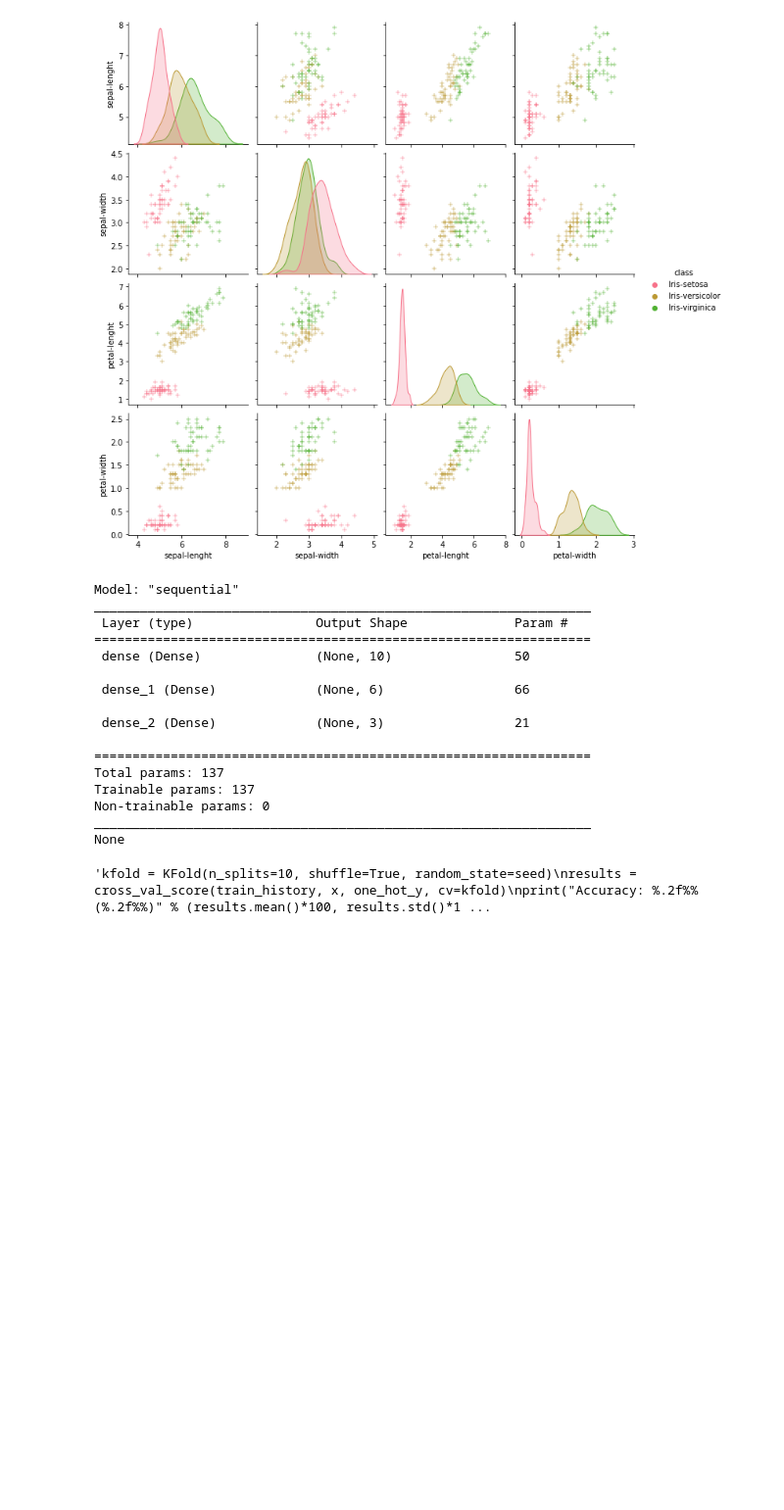
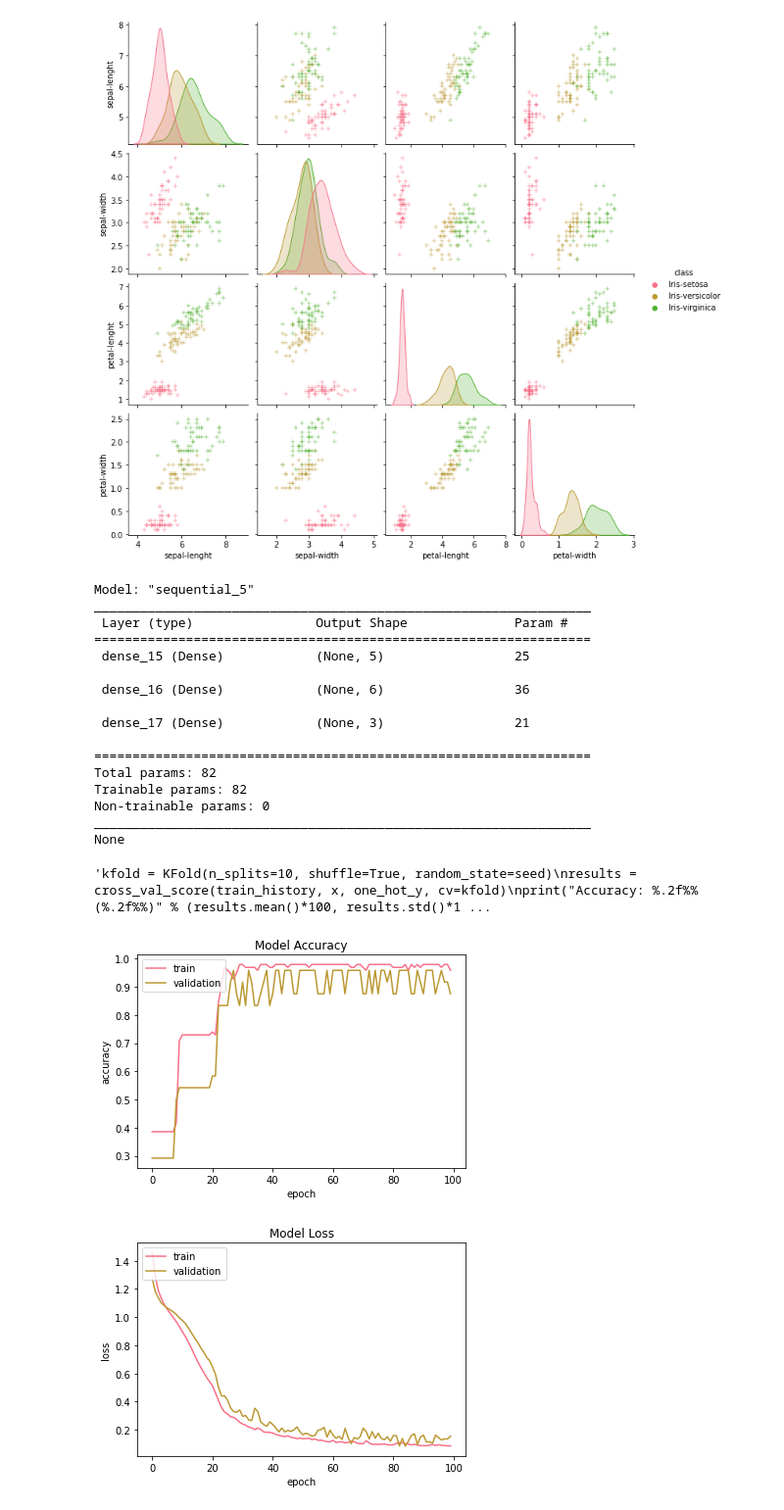
Before and after one commit to monjjjjj/Flower-Classification, a Jupyter notebook: IrisClassification.ipynb, the cells around one changed output. Shown at 98% size. Cells and saved outputs as stored; diff of their text form; code cells hidden in the pictures; blank space fills up the shorter version.

```diff
--- a/IrisClassification.ipynb
+++ b/IrisClassification.ipynb
@@ -80,6 +83,8 @@ train_x, test_x, train_y, test_y = train_test_split(x, one_hot_y, train_size=0.8
 #4 inputs: sepal_length, sepal_width, petal_length, petal_width
 #3 outputs: Iris Setosa[1, 0, 0], Versicolor[0, 1, 0], or Virginica[0, 0, 1]
 def baseline_model():
+  init = keras.initializers.glorot_uniform(seed)
+  adam = tf.keras.optimizers.Adam()
   model = Sequential()
 
   #model.add(Conv1D(32, 3, activation='relu')(x.shape))
@@ -87,9 +92,9 @@ def baseline_model():
   #model.add(BatchNormalization())
 
 
-  model.add(Dense(10, kernel_initializer='normal', input_dim=4, activation='sigmoid'))
-  model.add(Dense(6, kernel_initializer='normal', activation='relu'))
-  model.add(Dense(3, kernel_initializer='normal', activation='softmax'))
+  model.add(Dense(5, kernel_initializer=init, input_dim=4, activation='relu'))
+  model.add(Dense(6, kernel_initializer=init, activation='relu'))
+  model.add(Dense(3, kernel_initializer=init, activation='softmax'))
 
 
   model.compile(loss='categorical_crossentropy', optimizer='adam', metrics=['accuracy'])
@@ -98,21 +103,21 @@ def baseline_model():
 # %%
 #training
 model = baseline_model()
-train_history = model.fit(train_x,train_y, epochs=10, batch_size=5, verbose=0)
+train_history = model.fit(train_x,train_y, validation_split=0.2, epochs=100, batch_size=2, verbose=0)
 # %% [output]
-Model: "sequential"
+Model: "sequential_5"
 _________________________________________________________________
  Layer (type)                Output Shape              Param #
 =================================================================
- dense (Dense)               (None, 10)                50
+ dense_15 (Dense)            (None, 5)                 25
 
- dense_1 (Dense)             (None, 6)                 66
+ dense_16 (Dense)            (None, 6)                 36
 
- dense_2 (Dense)             (None, 3)                 21
+ dense_17 (Dense)            (None, 3)                 21
 
 =================================================================
-Total params: 137
-Trainable params: 137
+Total params: 82
+Trainable params: 82
 Non-trainable params: 0
 _________________________________________________________________
 None
@@ -123,6 +128,31 @@ results = cross_val_score(train_history, x, one_hot_y, cv=kfold)
 print("Accuracy: %.2f%% (%.2f%%)" % (results.mean()*100, results.std()*100))'''
 # %% [output]
 'kfold = KFold(n_splits=10, shuffle=True, random_state=seed)\nresults = cross_val_score(train_history, x, one_hot_y, cv=kfold)\nprint("Accuracy: %.2f%% (%.2f%%)" % (results.mean()*100, results.std()*1 ...
+# %%
+#show training history
+def show_train_history(train_history,train,validation):
+
+  if train == 'accuracy':
+    plt.plot(train_history.history[train])
+    plt.plot(train_history.history[validation])
+    plt.title('Model Accuracy')
+    plt.ylabel('accuracy')
+    plt.xlabel('epoch')
+  else:
+    plt.plot(train_history.history[train])
+    plt.plot(train_history.history[validation])
+    plt.title('Model Loss')
+    plt.ylabel('loss')
+    plt.xlabel('epoch')
+
+  plt.legend(['train','validation'],loc='upper left')
+  plt.show()
+# %%
+show_train_history(train_history,'accuracy','val_accuracy')
+show_train_history(train_history,'loss','val_loss')
+# %% [output]
+[figure, added]
+[figure, added]
 # %%
 #evaluation
 eval = model.evaluate(test_x, test_y, verbose=0)
```
Also changed, not shown: parts of 2 cells of this notebook.
